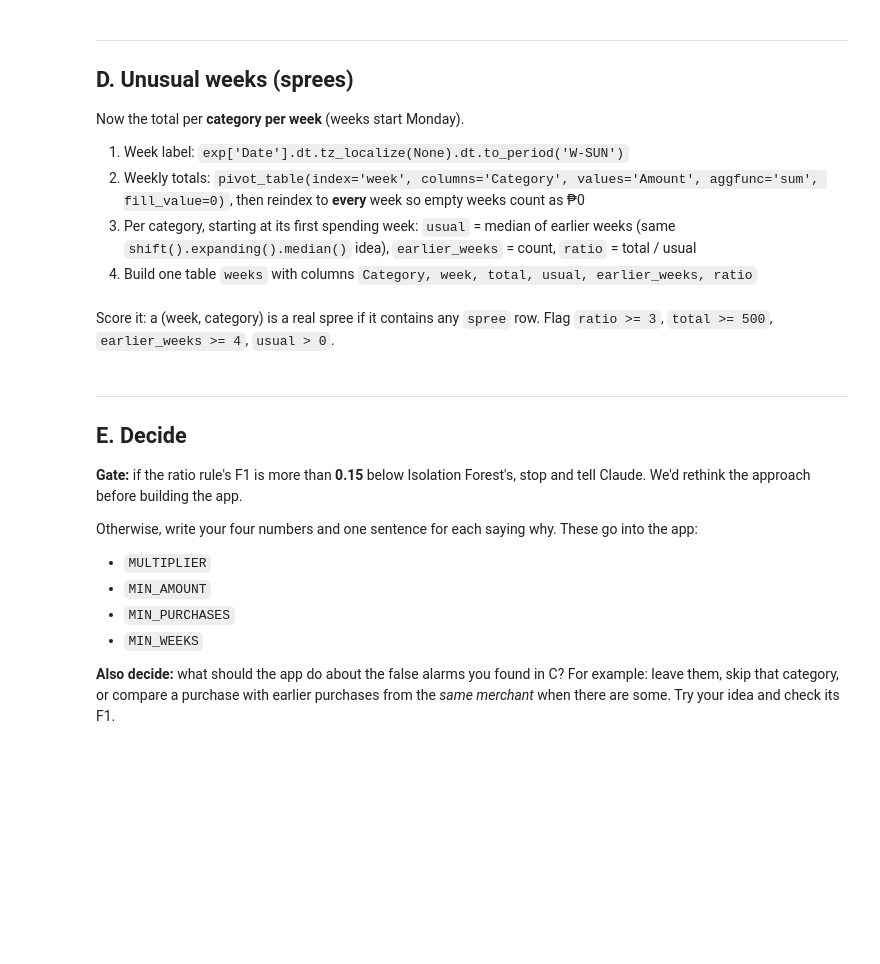
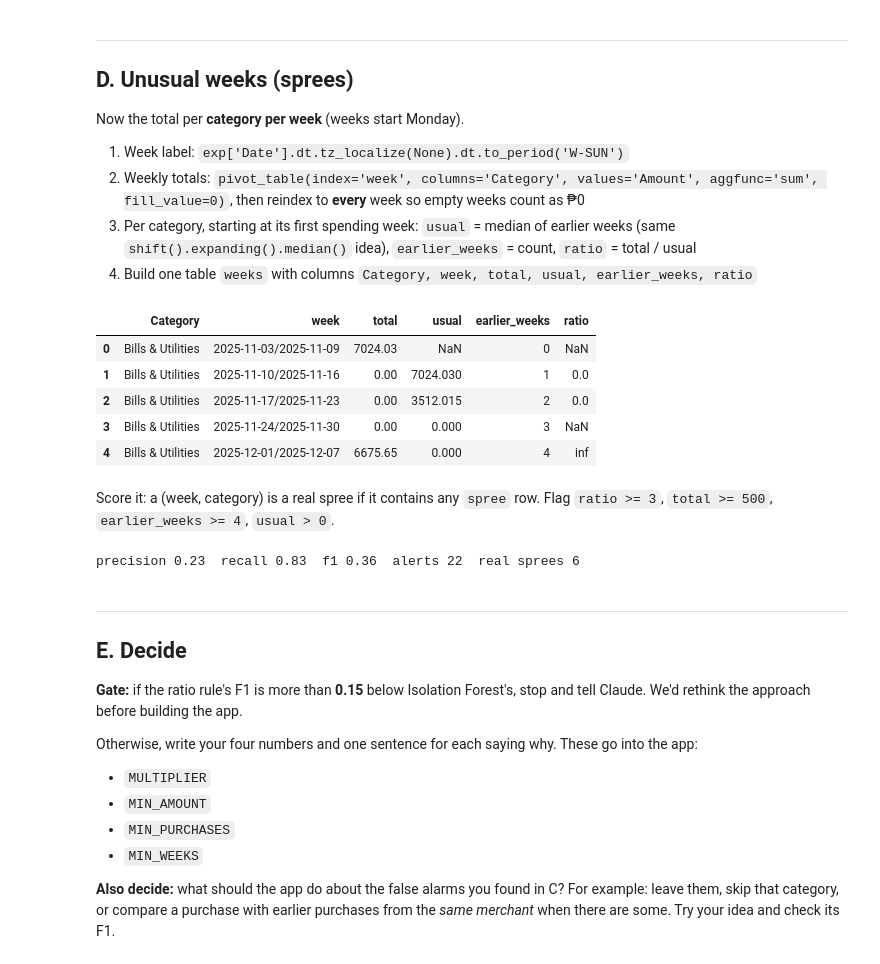
Before and after one commit to ronmarabalos/Machine-Learning, a Jupyter notebook: notebooks/04-anomalies.ipynb, the cells around one changed output. Drawn from its saved outputs; the diff is of its cells as text; code cells hidden in the pictures; blank space fills up the shorter version.

```diff
--- a/notebooks/04-anomalies.ipynb
+++ b/notebooks/04-anomalies.ipynb
@@ -117,10 +232,76 @@ Now the total per **category per week** (weeks start Monday).
 4. Build one table `weeks` with columns `Category, week, total, usual, earlier_weeks, ratio`
 # %%
 # TODO
+# 1. Week label (W-SUN = weeks that end on Sunday, so they start on Monday)
+exp['week'] = exp['Date'].dt.tz_localize(None).dt.to_period('W-SUN')
+
+# 2. Weekly totals per category, with every week present
+weekly = exp.pivot_table(index='week', columns='Category', values='Amount',
+                         aggfunc='sum', fill_value=0)
+all_weeks = pd.period_range(weekly.index.min(), weekly.index.max(), freq='W-SUN')
+weekly = weekly.reindex(all_weeks, fill_value=0)
+weekly.index.name = 'week'
+
+# 3. Per category, starting at its first spending week
+parts = []
+for cat in weekly.columns:
+    s = weekly[cat]
+    s = s.loc[s.ne(0).idxmax():]          # drop weeks before the category existed
+    parts.append(pd.DataFrame({
+        'Category': cat,
+        'week': s.index,
+        'total': s.values,
+        'usual': s.shift().expanding().median().values,
+        'earlier_weeks': np.arange(len(s)),
+    }))
+
+# 4. One long table
+weeks = pd.concat(parts, ignore_index=True)
+weeks['ratio'] = weeks['total'] / weeks['usual']
+
+weeks.head()
+# %% [output]
+|  | Category | week | total | usual | earlier_weeks | ratio |
+| 0 | Bills & Utilities | 2025-11-03/2025-11-09 | 7024.03 | NaN | 0 | NaN |
+| 1 | Bills & Utilities | 2025-11-10/2025-11-16 | 0.00 | 7024.030 | 1 | 0.0 |
+| 2 | Bills & Utilities | 2025-11-17/2025-11-23 | 0.00 | 3512.015 | 2 | 0.0 |
+| 3 | Bills & Utilities | 2025-11-24/2025-11-30 | 0.00 | 0.000 | 3 | NaN |
+| 4 | Bills & Utilities | 2025-12-01/2025-12-07 | 6675.65 | 0.000 | 4 | inf |
 # %% [markdown]
 Score it: a (week, category) is a real spree if it contains any `spree` row. Flag `ratio >= 3`, `total >= 500`, `earlier_weeks >= 4`, `usual > 0`.
 # %%
 # TODO
+# Truth: (Category, week) pairs that contain at least one spree purchase
+spree_keys = (
+    exp.loc[exp['Anomaly'] == 'spree', ['Category', 'week']]
+       .drop_duplicates()
+       .assign(is_spree=True)
+)
+weeks = weeks.drop(columns='is_spree', errors='ignore').merge(
+    spree_keys, on=['Category', 'week'], how='left')
+weeks['is_spree'] = weeks['is_spree'].fillna(False).astype(bool)
+
+# Rule
+spree_pred = (
+    (weeks['ratio'] >= 3) &
+    (weeks['total'] >= 500) &
+    (weeks['earlier_weeks'] >= 4) &
+    (weeks['usual'] > 0)
+)
+
+# Score (manual: score() is built for per-purchase rows in exp)
+tp = (spree_pred & weeks['is_spree']).sum()
+fp = (spree_pred & ~weeks['is_spree']).sum()
+fn = (~spree_pred & weeks['is_spree']).sum()
+
+precision = tp / (tp + fp) if tp + fp else 0.0
+recall    = tp / (tp + fn) if tp + fn else 0.0
+f1 = 2 * precision * recall / (precision + recall) if precision + recall else 0.0
+
+print(f'precision {precision:.2f}  recall {recall:.2f}  f1 {f1:.2f}  '
+      f'alerts {int(spree_pred.sum())}  real sprees {int(weeks["is_spree"].sum())}')
+# %% [output]
+precision 0.23  recall 0.83  f1 0.36  alerts 22  real sprees 6
 # %% [markdown]
 ---
 ## E. Decide
```
Also changed, not shown: parts of 19 cells of this notebook.
